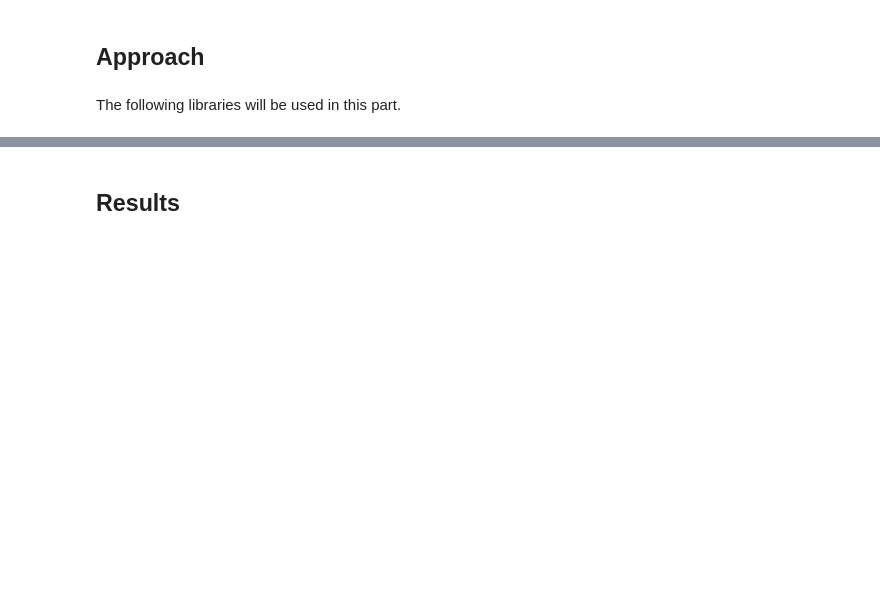
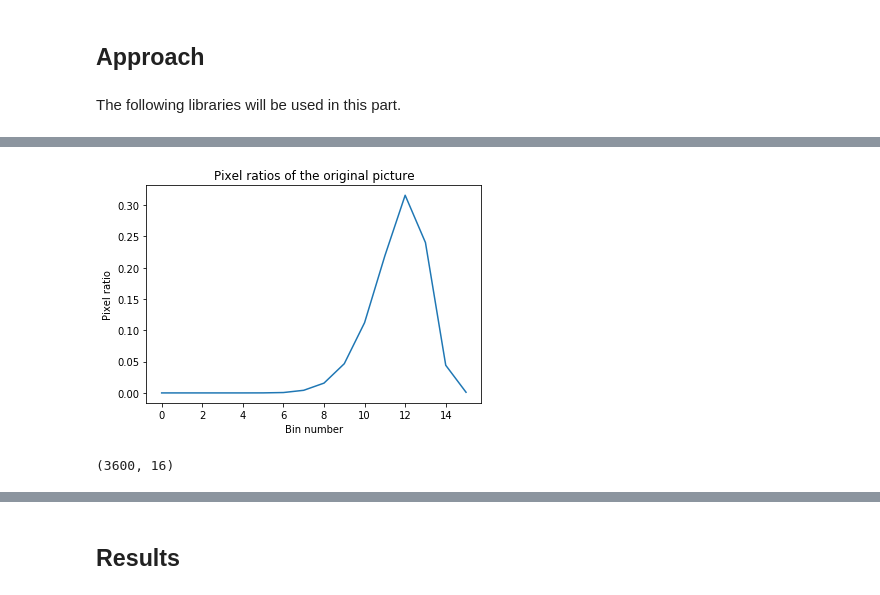
Before and after one commit to BU-IE-582/fall19-akinelden, a Jupyter notebook: Project_Part3/Part3.ipynb, the cells around one changed output, grey strips where cells are left out. Saved outputs shown, nothing was run; the diff lists cells and outputs as text; code cells hidden in the pictures; blank space fills up the shorter version.

```diff
--- a/Project_Part3/Part3.ipynb
+++ b/Project_Part3/Part3.ipynb
@@ -29,0 +65,8 @@ import numpy as np
+# %%
+def plotPixelRatios(pixel_ratios):
+    plt.figure()
+    plt.plot(pixel_ratios)
+    plt.title("Pixel ratios of the original picture")
+    plt.xlabel("Bin number")
+    plt.ylabel("Pixel ratio")
+    plt.show()
@@ -29,0 +114,11 @@ import numpy as np
+# %%
+img1_pixel_ratios = getPixelRatios(pix1).reshape((-1,))
+patch1_pixel_ratios = getPixelRatios(patches1)
+# %%
+plotPixelRatios(img1_pixel_ratios)
+# %% [output]
+[figure, added]
+# %%
+patch1_pixel_ratios.shape
+# %% [output]
+(3600, 16)
```
Also changed, not shown: parts of 17 cells of this notebook.
